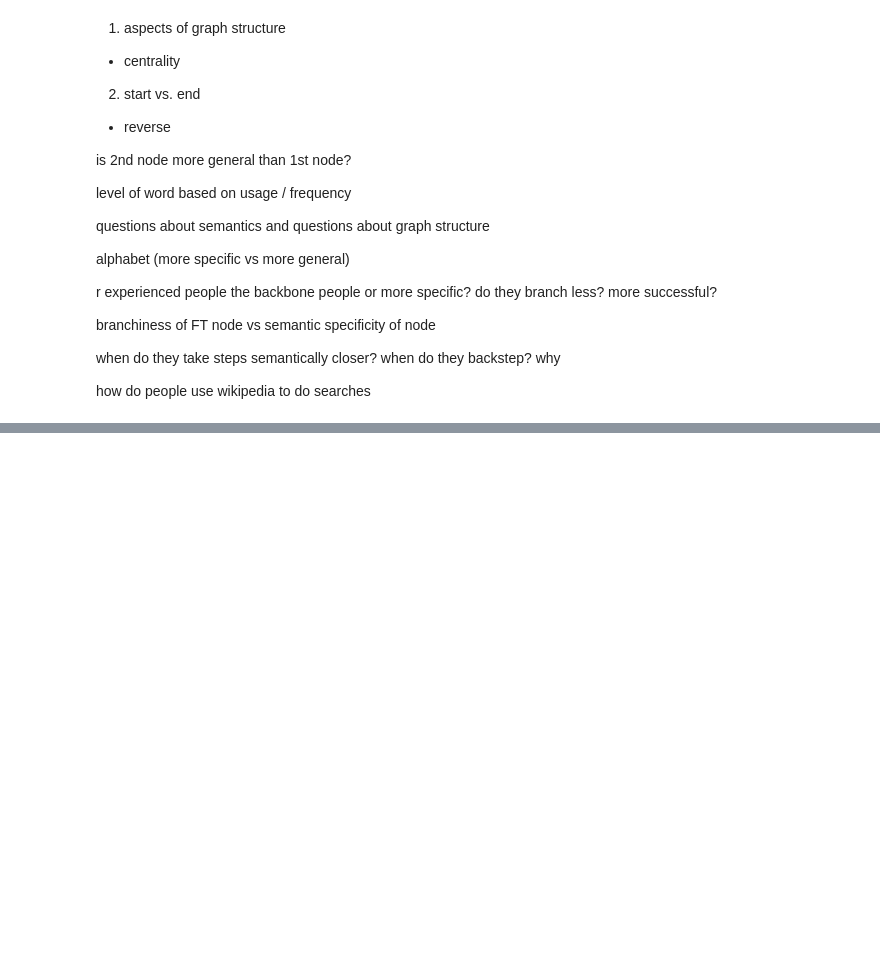
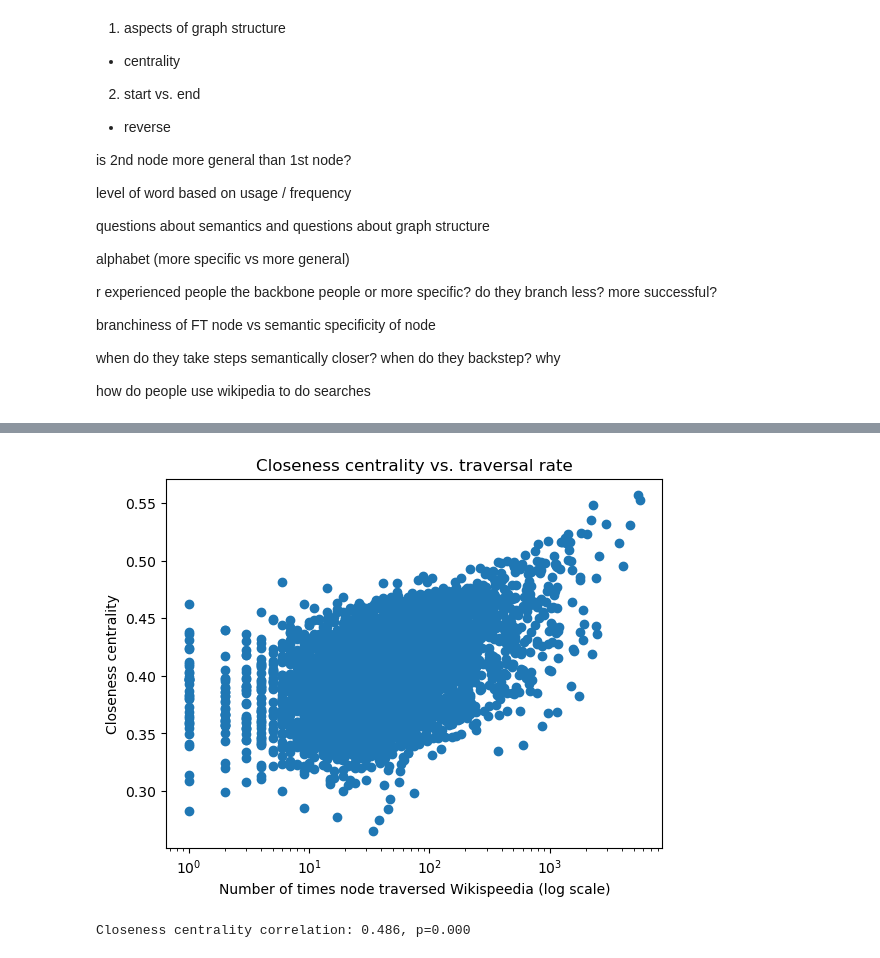
Before and after one commit to geometric-intelligence/mazedyn, a Jupyter notebook: mazedyn/wiki_hypothesis_testing.ipynb, the cells around one changed output, grey strips where cells are left out. Drawn from its saved outputs; the diff is of its cells as text; code cells hidden in the pictures; blank space fills up the shorter version.

```diff
--- a/mazedyn/wiki_hypothesis_testing.ipynb
+++ b/mazedyn/wiki_hypothesis_testing.ipynb
@@ -938,0 +972,25 @@ how do people use wikipedia to do searches
+# %%
+# process backclicks
+all_trajectories = []
+# flg=False
+for path in trajs_df.path:
+    # Longest backclick sequence is 15 <;<;<;<;<;<;<;<;<;<;<;<;<;<;<
+    assert ";<" * 16 not in path
+    # print(path)
+    for i in range(14, 0, -1):
+        backtrack_seq = "<" + ";<"*i
+        if backtrack_seq in path:
+            # print(backtrack_seq, path)
+            path = path.replace(backtrack_seq, f"<{i+1}")
+            # print(path)
+            flg=True
+
+    split_path = path.split(";")
+    real_nodes = []
+    for i, node in enumerate(split_path):
+        if "<" in node:
+            bktrk = 1 if node == "<" else int(node[1:])
+            node = real_nodes[i-bktrk-1]
+        real_nodes.append(node)
+
+    all_trajectories.append(real_nodes)
@@ -938,0 +1028,21 @@ how do people use wikipedia to do searches
+# %%
+wikispeedia_counts, closeness_centralities = [], []
+for node in sorted_nodes:
+    if node not in closeness_centrality: continue
+    if (node_counts[node] > 10000) or (node_counts[node] < 1): continue
+    wikispeedia_counts.append(node_counts[node])
+    closeness_centralities.append(closeness_centrality[node])
+
+
+plt.scatter(wikispeedia_counts, closeness_centralities)
+plt.xscale("log")
+plt.xlabel("Number of times node traversed Wikispeedia (log scale)")
+plt.ylabel("Closeness centrality")
+plt.title("Closeness centrality vs. traversal rate")
+plt.show()
+
+corr_close, p_value_close = pearsonr(np.log(wikispeedia_counts), closeness_centralities)
+print(f"Closeness centrality correlation: {corr_close:.3f}, p={p_value_close:.3f}")
+# %% [output]
+[figure, added]
+Closeness centrality correlation: 0.486, p=0.000
```
Also changed, not shown: parts of 15 cells of this notebook.
